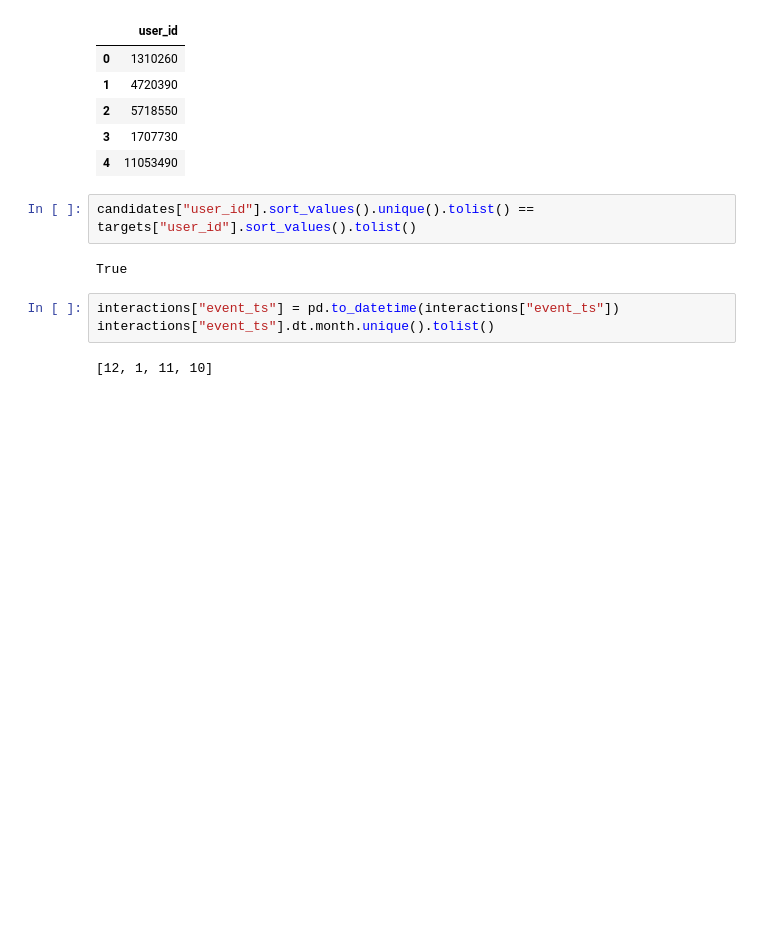
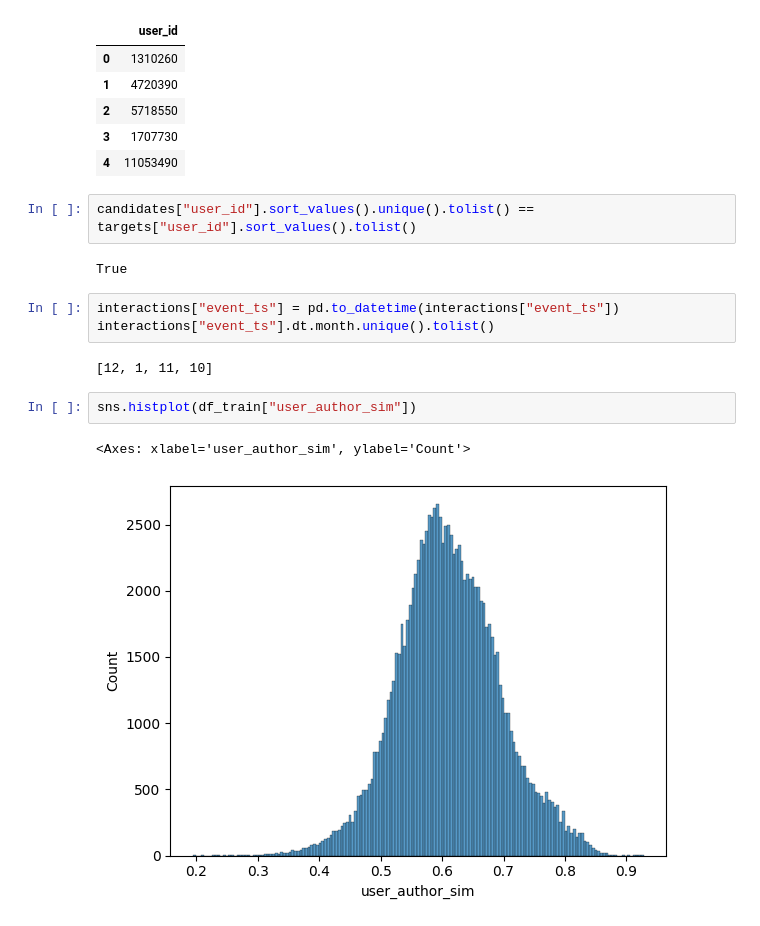
Before and after one commit to Mister-0-Zero/Academi-AI-competition, a Jupyter notebook: research.ipynb, the cells around one changed output. Cells and saved outputs as stored; diff of their text form; blank space fills up the shorter version.

```diff
--- a/research.ipynb
+++ b/research.ipynb
@@ -703,3 +702,8 @@ interactions["event_ts"] = pd.to_datetime(interactions["event_ts"])
 interactions["event_ts"].dt.month.unique().tolist()
 # %% [output]
 [12, 1, 11, 10]
+# %%
+sns.histplot(df_train["user_author_sim"])
+# %% [output]
+<Axes: xlabel='user_author_sim', ylabel='Count'>
+[figure, added]
```
Also changed, not shown: parts of 1 cell of this notebook, 3 other files.
